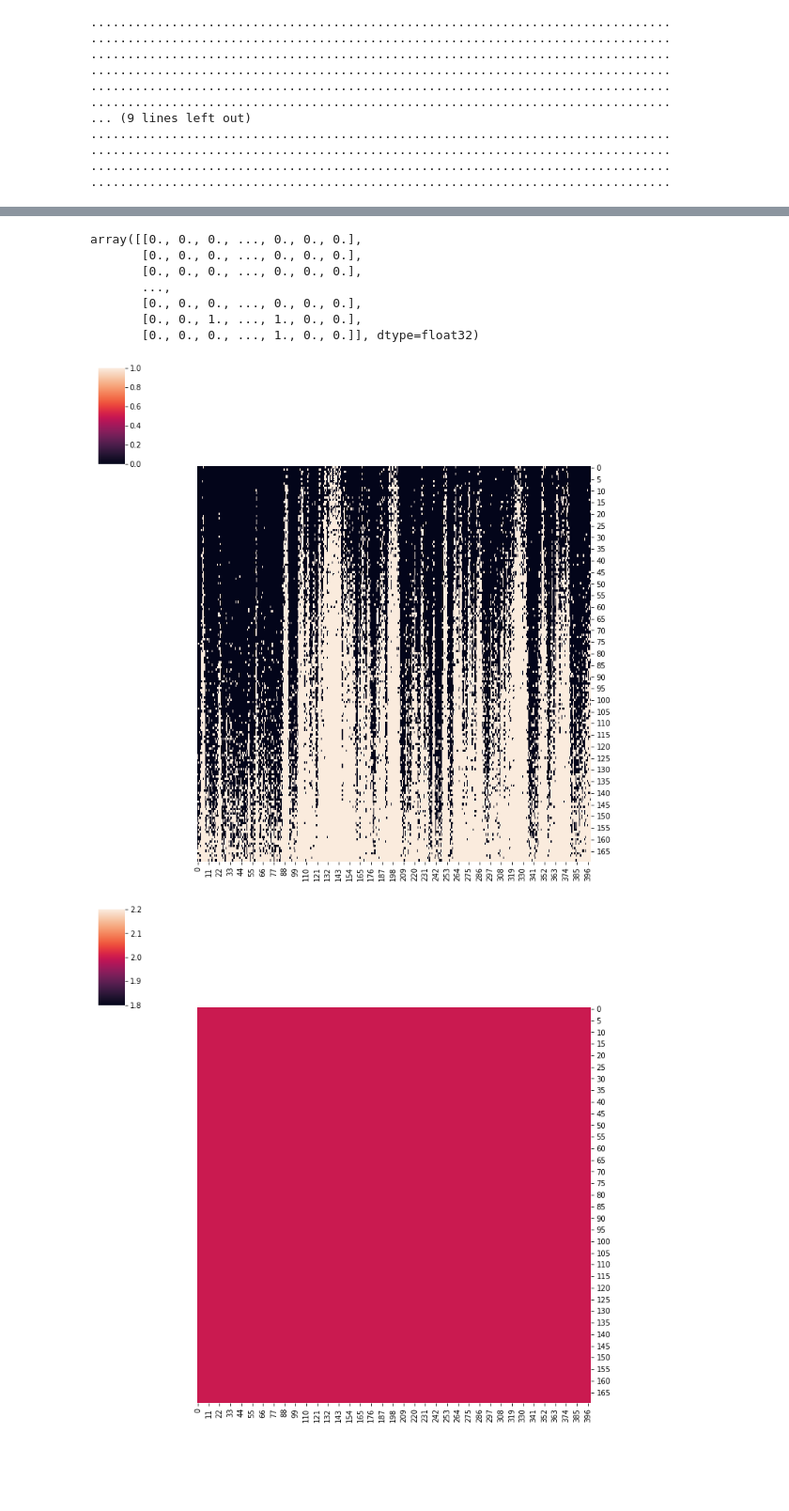
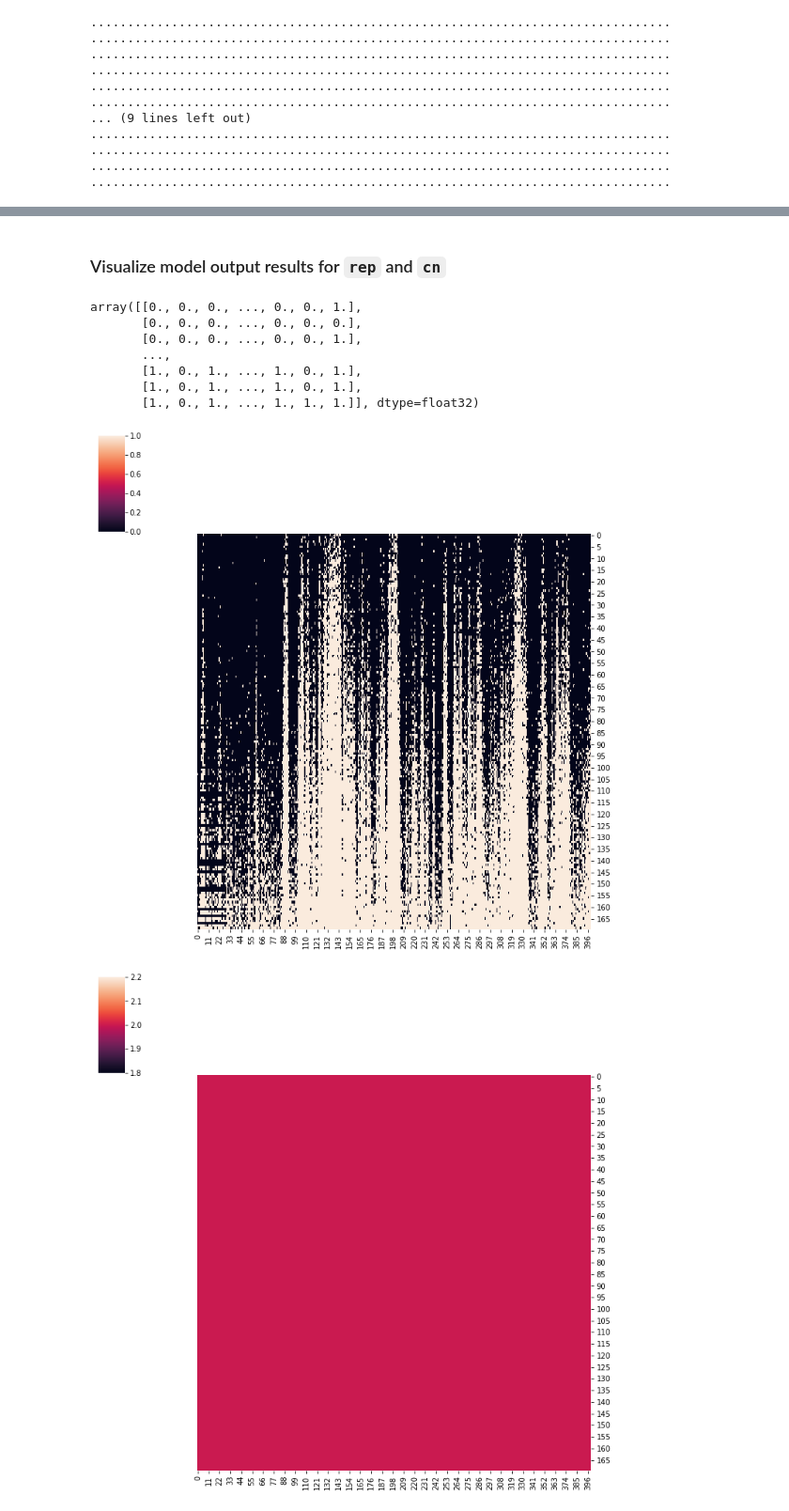
Before and after one commit to shahcompbio/scdna_replication_tools, a Jupyter notebook: notebooks/simulate_s_simple_inference.ipynb, the cells around one changed output, grey strips where cells are left out. Shown at 94% size. Cells and saved outputs as stored; diff of their text form; code cells hidden in the pictures; blank space fills up the shorter version.

Commit message:
model can't detect CNAs even when conditioned on all non-discrete vars

```diff
--- a/notebooks/simulate_s_simple_inference.ipynb
+++ b/notebooks/simulate_s_simple_inference.ipynb
@@ -63,0 +69,8 @@ cn = torch.tensor(cn[:num_loci, :])
+# %%
+weight = 1000.
+cn_prior = torch.ones(num_loci, num_cells, 13)
+for i in range(num_loci):
+    for n in range(num_cells):
+        state = int(cn[i, n].numpy())
+        cn_prior[i, n, state] = weight
+cn_prior[0,0]
@@ -64,7 +82,7 @@ cn = torch.tensor(cn[:num_loci, :])
 # %%
 
 @config_enumerate
-def model_S(cn0=None, rt0=None, num_cells=None, num_loci=None, data=None):
+def model_S(cn0=None, rt0=None, num_cells=None, num_loci=None, data=None, cn_prior=None):
     assert (num_cells is None) != (data is None)
 
     if data is not None:
@@ -76,6 +94,7 @@ def model_S(cn0=None, rt0=None, num_cells=None, num_loci=None, data=None):
     a = pyro.sample('a', dist.Gamma(torch.tensor([2.]), torch.tensor([0.2])))
 
     if rt0 is not None:
+        # fix rt as constant when input into model
         rt = rt0
     else:
         with pyro.plate('num_loci0', num_loci):
@@ -83,11 +102,17 @@ def model_S(cn0=None, rt0=None, num_cells=None, num_loci=None, data=None):
             rt = pyro.sample('rt', dist.Normal(torch.ones(num_loci)*0.5, 0.1))
 
     if cn0 is not None:
+        # fix cn as constant when input into model
         cn = cn0
     else:
+        if cn_prior is None:
+            # assume uniform distribution across all states when no prior given
+            cn_prior = torch.ones(num_loci, num_cells, 13)
         with pyro.plate('num_cells1', num_cells):
             with pyro.plate('num_loci1', num_loci):
-                cn_prob = pyro.sample('cn_prob', dist.Dirichlet(torch.ones(num_loci, num_cells, 13)))
+                # sample cn probabilities of each bin from Dirichlet
+                cn_prob = pyro.sample('cn_prob', dist.Dirichlet(cn_prior))
+                # sample cn state from categorical based on cn_prob
                 cn = pyro.sample('cn', dist.Categorical(cn_prob))
 
 
@@ -243,3 +280,9 @@ plot_sigmoid(samples.nodes['a']['value'].detach())
+# %%
+cn = cn.type(torch.float32)
+reads = reads.type(torch.float32)
+reads_norm = reads_norm.type(torch.float32)
+cn_prior = cn_prior.type(torch.float32)
+rt = rt.type(torch.float32)
 # %%
 
 optim = pyro.optim.Adam({'lr': 0.01, 'betas': [0.8, 0.99]})
@@ -250,10 +293,13 @@ conditioned_model = poutine.condition(
     model_S,
     data={
 # Uncomment to condition on various hidden variables
-#         'a': torch.tensor([10.]),
+        'a': torch.tensor([10.]),
 #         'rep': rep,
-#         't': t,
-#         'nb_r': torch.tensor([10000.0]),
+        't': t,
+        'rt': rt,
+        'nb_r': nb_r,
+#         'cn': cn,
+        'u': u
     })
 
 guide = AutoDelta(
@@ -315,28 +357,30 @@ plt.title('Convergence of SVI');
+# %% [markdown]
+### Visualize model output results for `rep` and `cn`
 # %%
 
 # Plot replicated state
 
-guide_trace = poutine.trace(guide).get_trace(data=reads_norm)
-trained_model = poutine.replay(model_S, trace=guide_trace)
+guide_trace = poutine.trace(guide).get_trace(data=reads, cn_prior=cn_prior)
+trained_model = poutine.replay(conditioned_model, trace=guide_trace)
 
 inferred_model = infer_discrete(
     trained_model, temperature=0,
     first_available_dim=-3)
-trace = poutine.trace(inferred_model).get_trace(data=reads_norm)
+trace = poutine.trace(inferred_model).get_trace(data=reads, cn_prior=cn_prior)
 
 sns.clustermap(trace.nodes["rep"]["value"].numpy().astype(float).T[np.argsort(t), :],
                col_cluster=False, row_cluster=False)
 
 trace.nodes["rep"]["value"].numpy()
 # %% [output]
-array([[0., 0., 0., ..., 0., 0., 0.],
+array([[0., 0., 0., ..., 0., 0., 1.],
        [0., 0., 0., ..., 0., 0., 0.],
-       [0., 0., 0., ..., 0., 0., 0.],
+       [0., 0., 0., ..., 0., 0., 1.],
        ...,
-       [0., 0., 0., ..., 0., 0., 0.],
-       [0., 0., 1., ..., 1., 0., 0.],
-       [0., 0., 0., ..., 1., 0., 0.]], dtype=float32)
+       [1., 0., 1., ..., 1., 0., 1.],
+       [1., 0., 1., ..., 1., 0., 1.],
+       [1., 0., 1., ..., 1., 1., 1.]], dtype=float32)
-[figure, old version]
+[figure, new version]
 # %%
 sns.clustermap(trace.nodes["cn"]["value"].numpy().astype(float).T[np.argsort(t), :],
                col_cluster=False, row_cluster=False)
```
Also changed, not shown: parts of 53 cells of this notebook.
